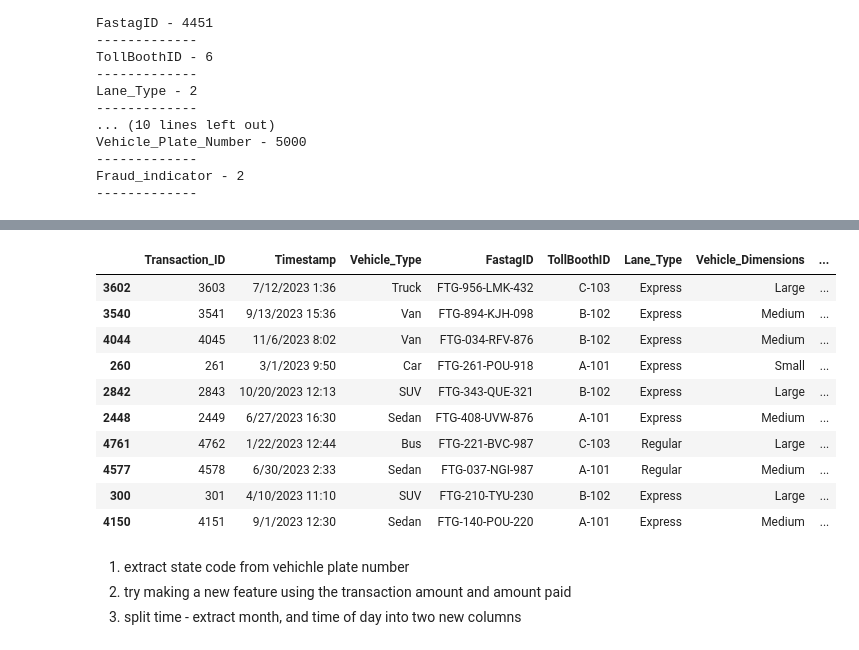
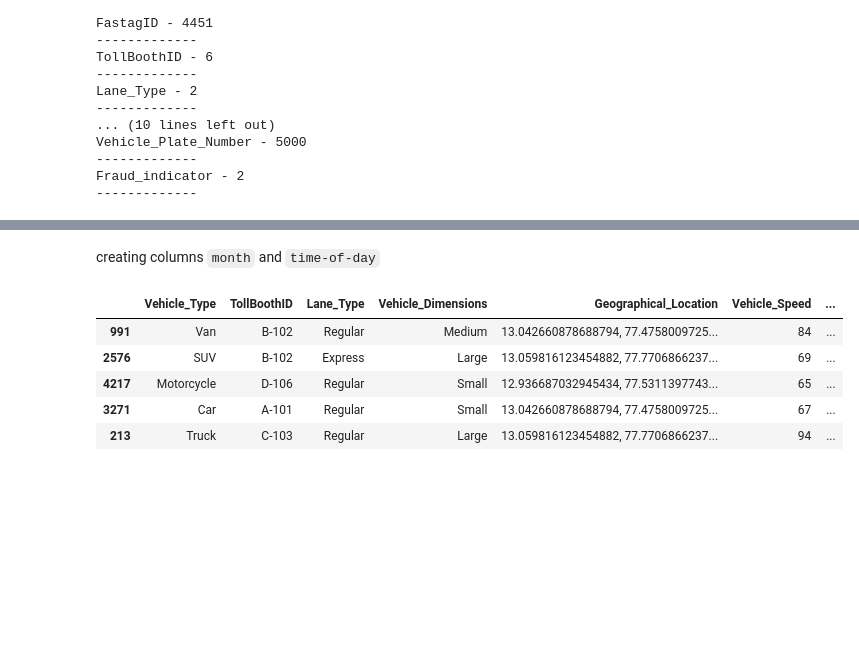
Before and after one commit to sanhiitaa/fastag-fraud-detection-classification, a Jupyter notebook: fast_tag_fraud_detection_data_preprocessing.ipynb, the cells around one changed output, grey strips where cells are left out. Saved outputs shown, nothing was run; the diff lists cells and outputs as text; code cells hidden in the pictures; blank space fills up the shorter version.

```diff
--- a/fast_tag_fraud_detection_data_preprocessing.ipynb
+++ b/fast_tag_fraud_detection_data_preprocessing.ipynb
@@ -78,22 +112,20 @@ Fraud_indicator - 2
+# %% [markdown]
+creating columns `month` and `time-of-day`
+# %%
+df['Timestamp'] = pd.to_datetime(df['Timestamp'])
+# %%
+df['month'] = df['Timestamp'].dt.month
+# %%
+df['time-of-day']= df['Timestamp'].dt.hour
 # %%
-cols_to_drop= ['Transaction_ID', 'FastagID', 'Vehicle_Plate_Number']
+cols_to_drop= ['Transaction_ID', 'FastagID', 'Vehicle_Plate_Number', 'Transaction_Amount', 'Amount_paid', 'Timestamp']
+df.drop(columns=cols_to_drop, inplace=True)
 # %%
-df.sample(10)
+df.sample(5)
 # %% [output]
-|  | Transaction_ID | Timestamp | Vehicle_Type | FastagID | TollBoothID | Lane_Type | Vehicle_Dimensions | ... |
-| 3602 | 3603 | 7/12/2023 1:36 | Truck | FTG-956-LMK-432 | C-103 | Express | Large | ... |
-| 3540 | 3541 | 9/13/2023 15:36 | Van | FTG-894-KJH-098 | B-102 | Express | Medium | ... |
-| 4044 | 4045 | 11/6/2023 8:02 | Van | FTG-034-RFV-876 | B-102 | Express | Medium | ... |
-| 260 | 261 | 3/1/2023 9:50 | Car | FTG-261-POU-918 | A-101 | Express | Small | ... |
-| 2842 | 2843 | 10/20/2023 12:13 | SUV | FTG-343-QUE-321 | B-102 | Express | Large | ... |
-| 2448 | 2449 | 6/27/2023 16:30 | Sedan | FTG-408-UVW-876 | A-101 | Express | Medium | ... |
-| 4761 | 4762 | 1/22/2023 12:44 | Bus | FTG-221-BVC-987 | C-103 | Regular | Large | ... |
-| 4577 | 4578 | 6/30/2023 2:33 | Sedan | FTG-037-NGI-987 | A-101 | Regular | Medium | ... |
-| 300 | 301 | 4/10/2023 11:10 | SUV | FTG-210-TYU-230 | B-102 | Express | Large | ... |
-| 4150 | 4151 | 9/1/2023 12:30 | Sedan | FTG-140-POU-220 | A-101 | Express | Medium | ... |
+|  | Vehicle_Type | TollBoothID | Lane_Type | Vehicle_Dimensions | Geographical_Location | Vehicle_Speed | ... |
+| 991 | Van | B-102 | Regular | Medium | 13.042660878688794, 77.4758009725... | 84 | ... |
+| 2576 | SUV | B-102 | Express | Large | 13.059816123454882, 77.7706866237... | 69 | ... |
+| 4217 | Motorcycle | D-106 | Regular | Small | 12.936687032945434, 77.5311397743... | 65 | ... |
+| 3271 | Car | A-101 | Regular | Small | 13.042660878688794, 77.4758009725... | 67 | ... |
+| 213 | Truck | C-103 | Regular | Large | 13.059816123454882, 77.7706866237... | 94 | ... |
-# %% [markdown]
-
-
-1.   extract state code from vehichle plate number
-2.   try making a new feature using the transaction amount and amount paid
-3.   split time - extract month, and time of day into two new columns
```
Also changed, not shown: parts of 20 cells of this notebook.
